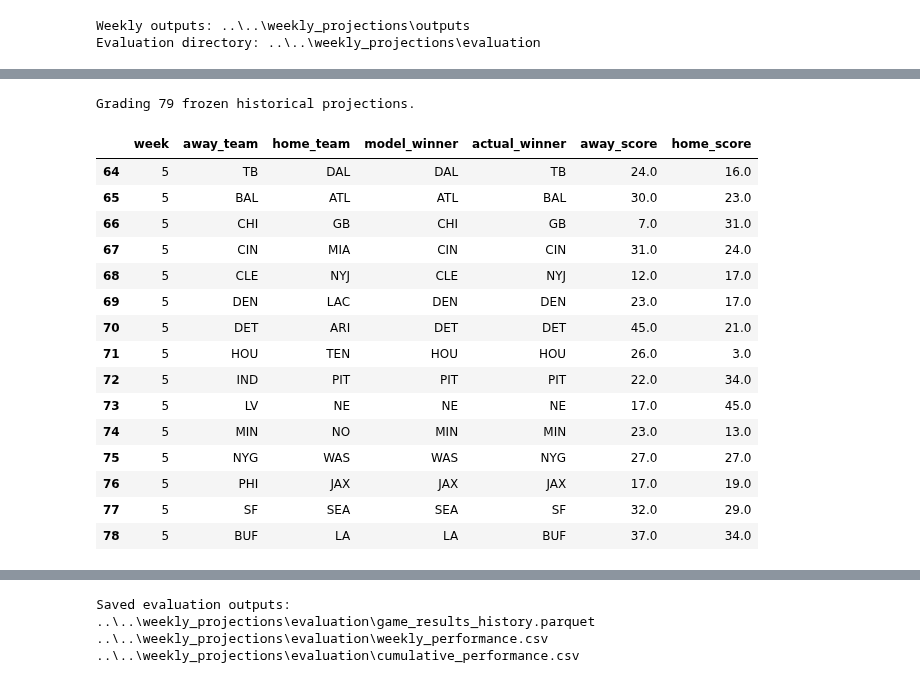
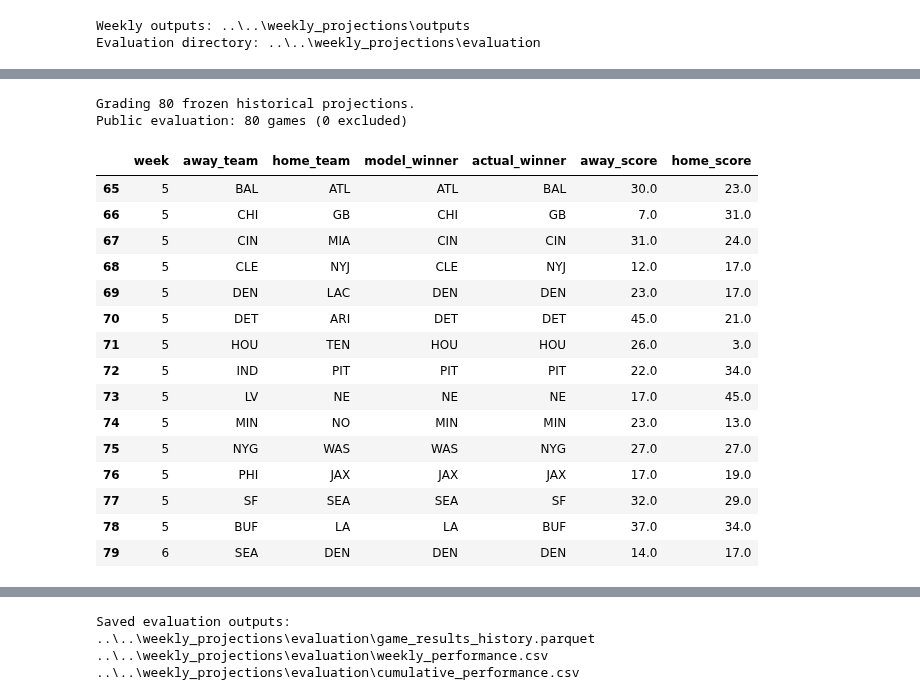
Before and after one commit to ethanfr10/NFL-Season-Projections, a Jupyter notebook: weekly_projections/notebooks/07_Weekly_Model_Evaluation.ipynb, the cells around one changed output, grey strips where cells are left out. Drawn from its saved outputs; the diff is of its cells as text; code cells hidden in the pictures.

Commit message:
Week 6 monday night/evaluation updates

```diff
--- a/weekly_projections/notebooks/07_Weekly_Model_Evaluation.ipynb
+++ b/weekly_projections/notebooks/07_Weekly_Model_Evaluation.ipynb
@@ -414,30 +417,51 @@ Still awaiting results: 0
 # %%
 graded_games = evaluated_games[
     evaluated_games["game_completed"]
 ].copy()
 
 print(
     f"Grading {len(graded_games)} "
     f"frozen historical projections."
 )
 
+PUBLIC_EVAL_EXCLUSIONS = {
+    6: [("CAR", "PHI")]
+}
+
+public_graded_games = graded_games.copy()
+
+for week, matchups in PUBLIC_EVAL_EXCLUSIONS.items():
+    for away_team, home_team in matchups:
+        public_graded_games = public_graded_games.loc[
+            ~(
+                (public_graded_games["week"] == week)
+                & (public_graded_games["away_team"] == away_team)
+                & (public_graded_games["home_team"] == home_team)
+            )
+        ]
+
+print(
+    f"Public evaluation: {len(public_graded_games)} games "
+    f"({len(graded_games) - len(public_graded_games)} excluded)"
+)
+
 display(
-    graded_games[
+    public_graded_games[
         [
             "week",
             "away_team",
             "home_team",
             "model_winner",
             "actual_winner",
             "away_score",
             "home_score"
         ]
     ].tail(15)
 )
 # %% [output]
-Grading 79 frozen historical projections.
+Grading 80 frozen historical projections.
+Public evaluation: 80 games (0 excluded)
 |  | week | away_team | home_team | model_winner | actual_winner | away_score | home_score |
-| 64 | 5 | TB | DAL | DAL | TB | 24.0 | 16.0 |
 | 65 | 5 | BAL | ATL | ATL | BAL | 30.0 | 23.0 |
 | 66 | 5 | CHI | GB | CHI | GB | 7.0 | 31.0 |
 | 67 | 5 | CIN | MIA | CIN | CIN | 31.0 | 24.0 |
@@ -452,6 +476,7 @@ Grading 79 frozen historical projections.
 | 76 | 5 | PHI | JAX | JAX | JAX | 17.0 | 19.0 |
 | 77 | 5 | SF | SEA | SEA | SF | 32.0 | 29.0 |
 | 78 | 5 | BUF | LA | LA | BUF | 37.0 | 34.0 |
+| 79 | 6 | SEA | DEN | DEN | DEN | 14.0 | 17.0 |
 # %%
 graded_games["su_result"] = np.where(
     graded_games["model_winner"]
```
Also changed, not shown: parts of 15 cells of this notebook, 6 other files.
